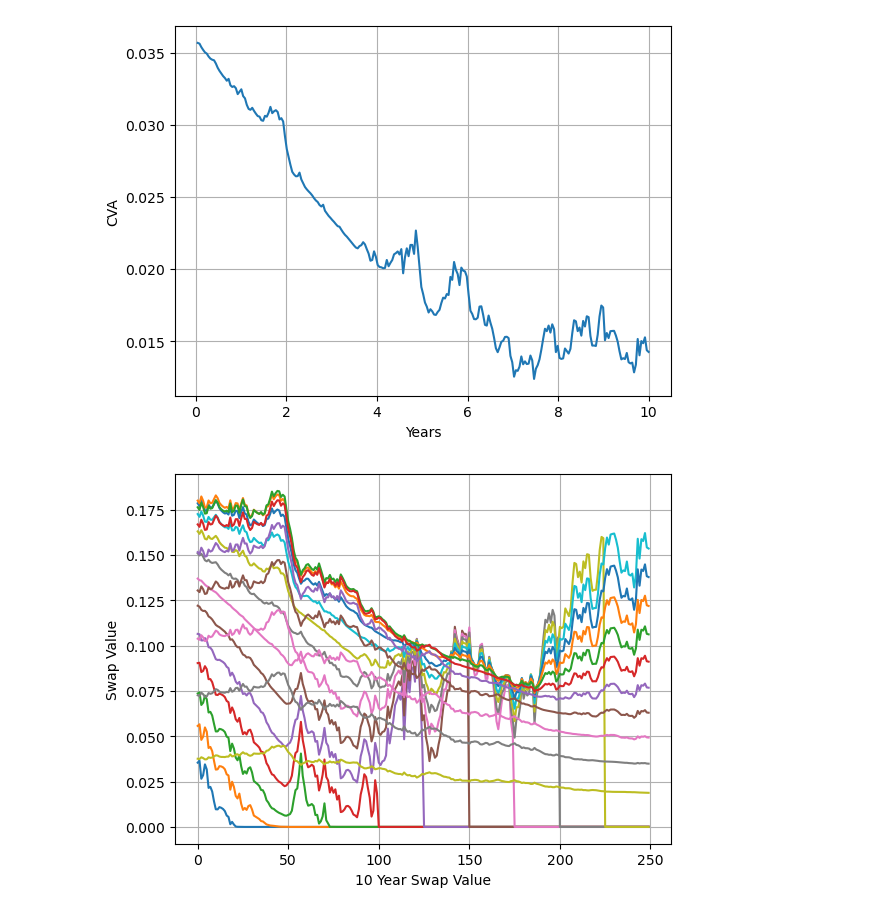
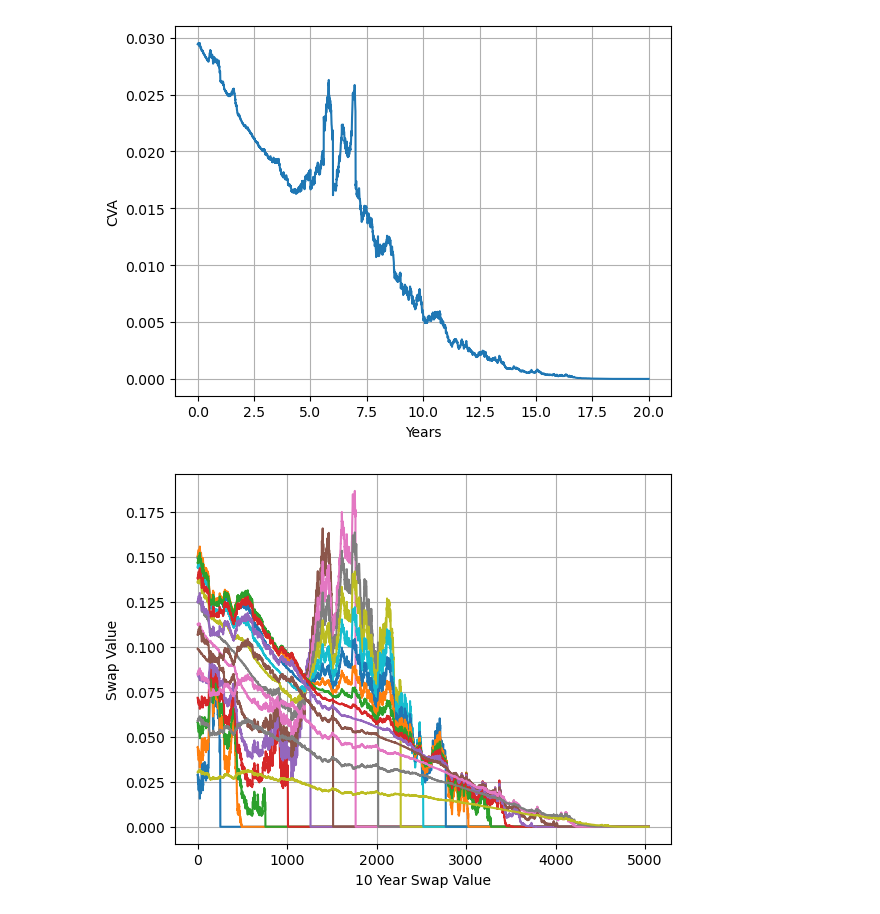
Before and after one commit to spelbella/cva_risk_management_thesis, a Jupyter notebook: Demos/test_pickle.ipynb, the cells around one changed output. Cells and saved outputs as stored; diff of their text form; code cells hidden in the pictures.

```diff
--- a/Demos/test_pickle.ipynb
+++ b/Demos/test_pickle.ipynb
@@ -49,18 +49,18 @@ plt.legend(["N = 0", "N = 1", "N = 2", "N = 3", "N = 4", "N = 5", "N = 6", "N =
 # %%
 # And of the CVA
-path = paths[0]
+path = paths[2]
 plt.plot(path.t_s,path.CVA)
 plt.grid()
 plt.xlabel("Years")
 plt.ylabel("CVA");
 # %% [output]
-[figure, old version]
+[figure, new version]
 # %%
 # And of the underlying Swap
-path = paths[0]
+path = paths[2]
 plt.plot(np.transpose(path.Swaptions))
 plt.grid()
 plt.xlabel("10 Year Swap Value")
 plt.ylabel("Swap Value");
 # %% [output]
-[figure, old version]
+[figure, new version]
```
Also changed, not shown: parts of 2 cells of this notebook, 11 other files.
